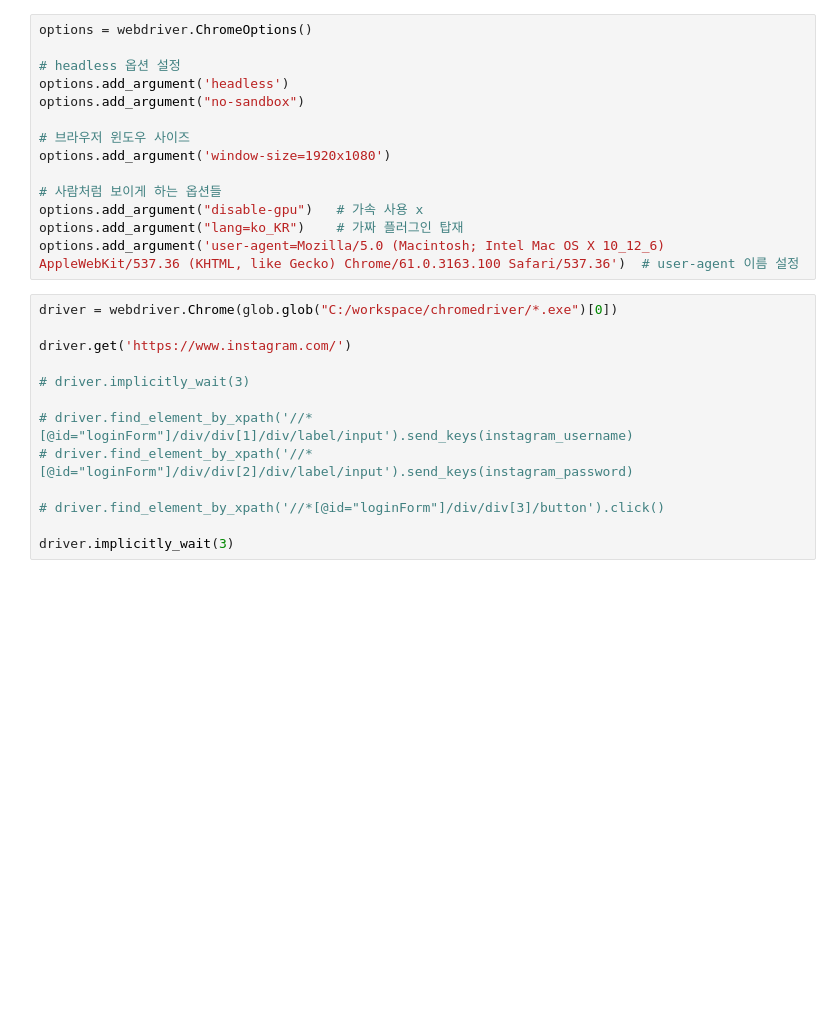
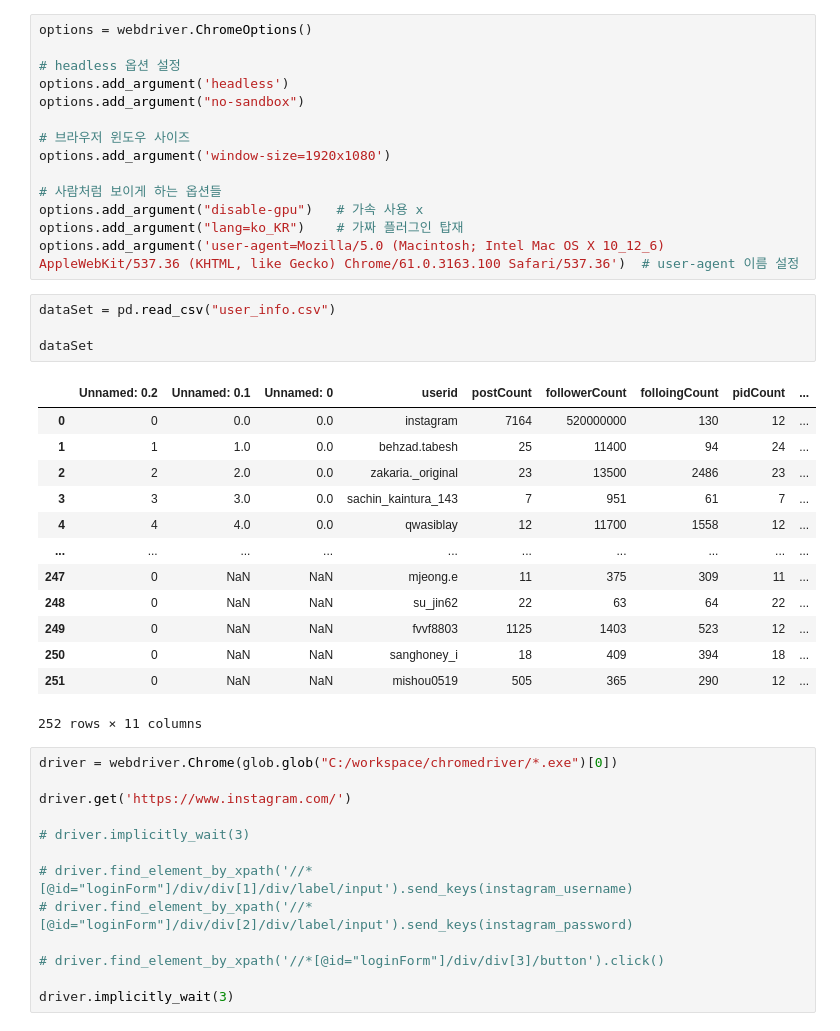
Before and after one commit to ckstmznf/2022-Sunrin-Ai-Project, a Jupyter notebook: instagram.ipynb, the cells around one changed output. Drawn from its saved outputs; the diff is of its cells as text; blank space fills up the shorter version.

```diff
--- a/instagram.ipynb
+++ b/instagram.ipynb
@@ -40,6 +40,24 @@ options.add_argument('window-size=1920x1080')
 options.add_argument("disable-gpu")   # 가속 사용 x
 options.add_argument("lang=ko_KR")    # 가짜 플러그인 탑재
 options.add_argument('user-agent=Mozilla/5.0 (Macintosh; Intel Mac OS X 10_12_6) AppleWebKit/537.36 (KHTML, like Gecko) Chrome/61.0.3163.100 Safari/537.36')  # user-agent 이름 설정
+# %%
+dataSet = pd.read_csv("user_info.csv")
+
+dataSet
+# %% [output]
+|  | Unnamed: 0.2 | Unnamed: 0.1 | Unnamed: 0 | userid | postCount | followerCount | folloingCount | pidCount | ... |
+| 0 | 0 | 0.0 | 0.0 | instagram | 7164 | 520000000 | 130 | 12 | ... |
+| 1 | 1 | 1.0 | 0.0 | behzad.tabesh | 25 | 11400 | 94 | 24 | ... |
+| 2 | 2 | 2.0 | 0.0 | zakaria._original | 23 | 13500 | 2486 | 23 | ... |
+| 3 | 3 | 3.0 | 0.0 | sachin_kaintura_143 | 7 | 951 | 61 | 7 | ... |
+| 4 | 4 | 4.0 | 0.0 | qwasiblay | 12 | 11700 | 1558 | 12 | ... |
+| ... | ... | ... | ... | ... | ... | ... | ... | ... | ... |
+| 247 | 0 | NaN | NaN | mjeong.e | 11 | 375 | 309 | 11 | ... |
+| 248 | 0 | NaN | NaN | su_jin62 | 22 | 63 | 64 | 22 | ... |
+| 249 | 0 | NaN | NaN | fvvf8803 | 1125 | 1403 | 523 | 12 | ... |
+| 250 | 0 | NaN | NaN | sanghoney_i | 18 | 409 | 394 | 18 | ... |
+| 251 | 0 | NaN | NaN | mishou0519 | 505 | 365 | 290 | 12 | ... |
+252 rows × 11 columns
 # %%
 driver = webdriver.Chrome(glob.glob("C:/workspace/chromedriver/*.exe")[0])
 
```
Also changed, not shown: parts of 6 cells of this notebook, 3 other files.
